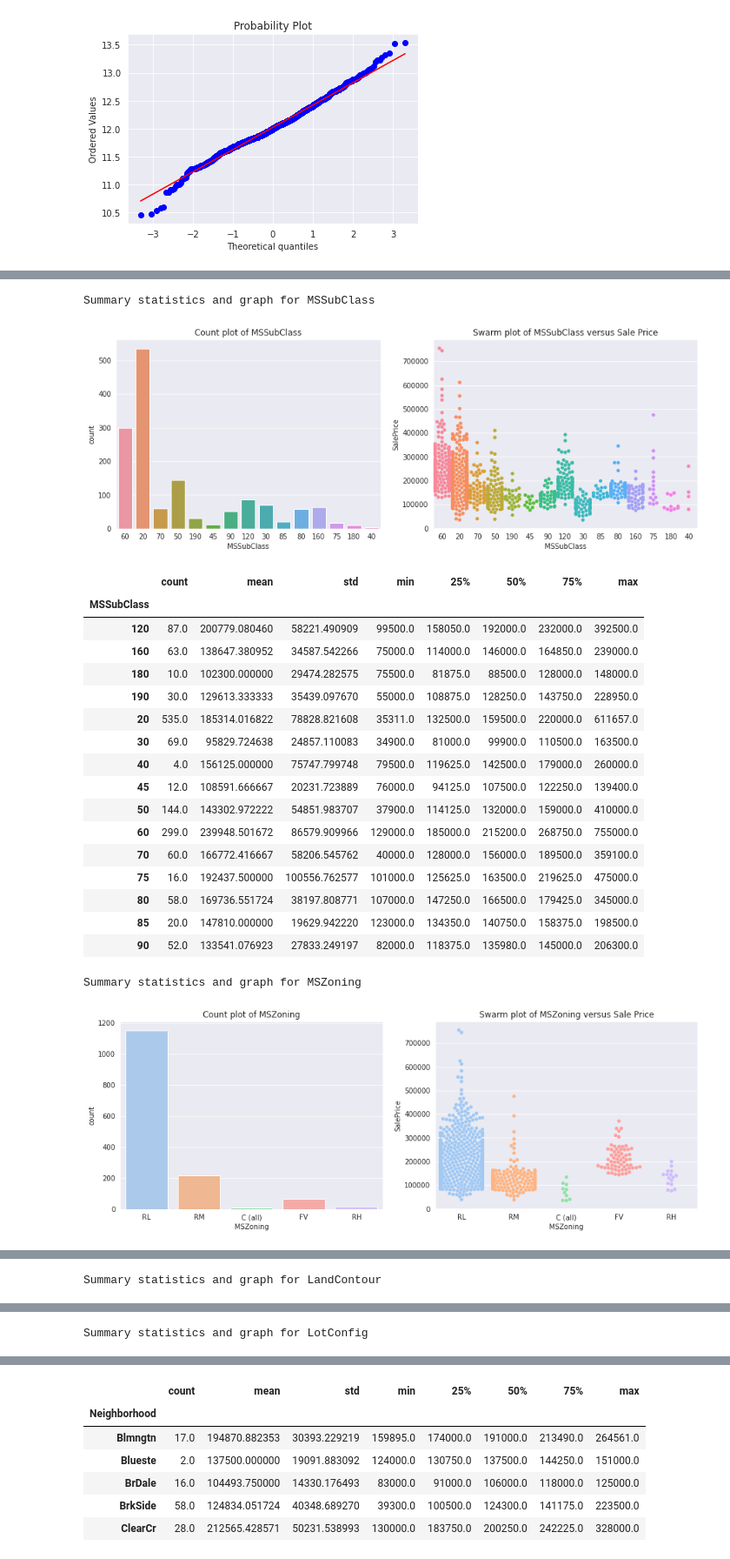
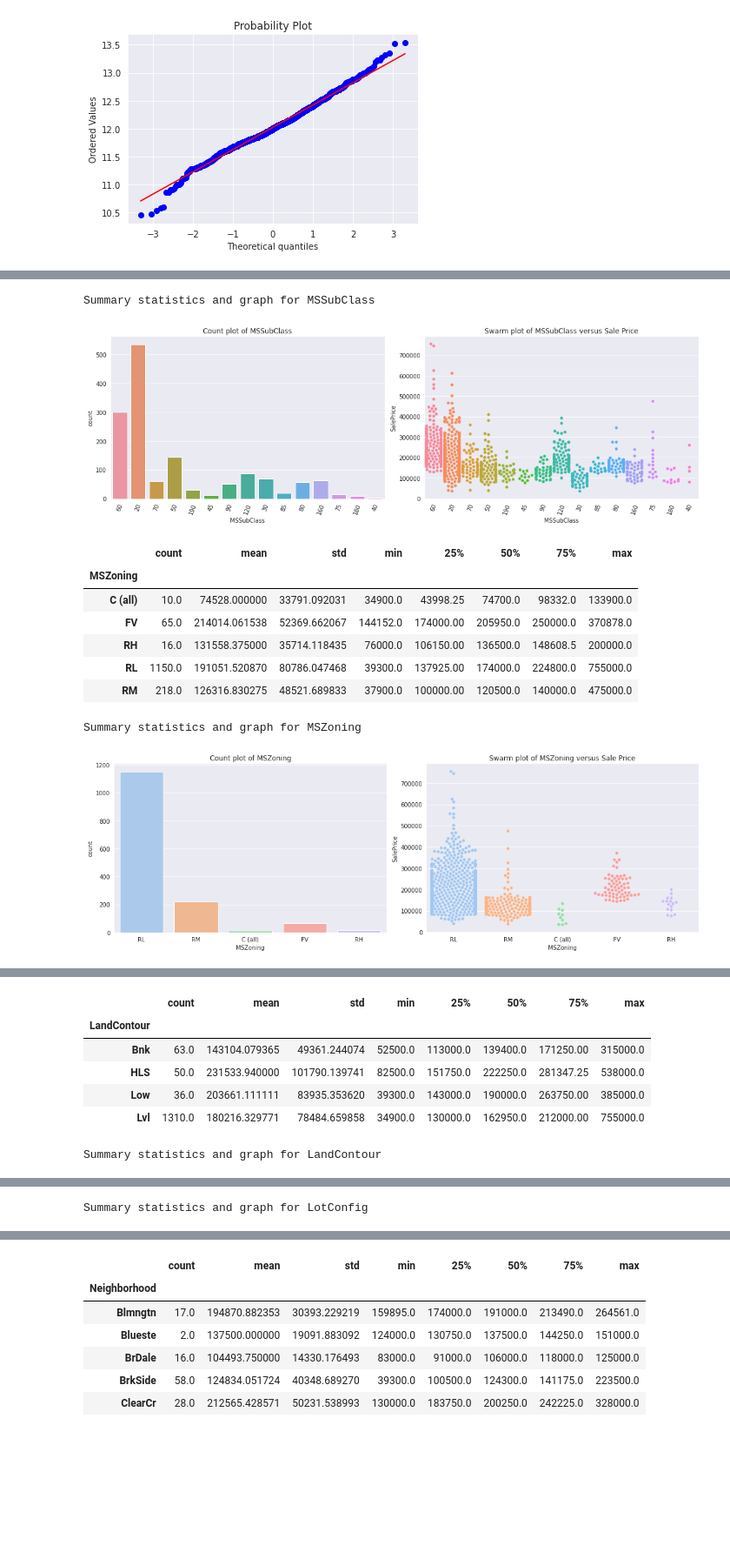
Before and after one commit to yenwee/housing_price_prediction, a Jupyter notebook: Housing Price Prediction.ipynb, the cells around one changed output, grey strips where cells are left out. Shown at 87% size. Saved outputs shown, nothing was run; the diff lists cells and outputs as text; code cells hidden in the pictures; blank space fills up the shorter version.

```diff
--- a/Housing Price Prediction.ipynb
+++ b/Housing Price Prediction.ipynb
@@ -148,2 +144,2 @@ Int64Index([945], dtype='int64', name='Id')
 # %%
-df.drop(945, inplace = True)
+df.drop(df[df['Utilities'] == 'NoSeWa'].index, inplace = True)
@@ -161,5 +183,4 @@ test[(test['MasVnrType'].isnull()) & (test['MasVnrArea'].notnull())][['MasVnrTyp
 # %%
-test['MasVnrType'][2611] = full['MasVnrType'].mode()[0]
 test['MasVnrType'] = test['MasVnrType'].fillna(full['MasVnrType'].mode()[0])
 test['MasVnrArea'] = test['MasVnrArea'].fillna(0)
 df['MasVnrType'] = df['MasVnrType'].fillna(full['MasVnrType'].mode()[0])
@@ -277,23 +300,25 @@ test['SaleType'].fillna('WD',inplace=True)
 # %% [markdown]
 It's now a good time to recheck all other remaining missing values.
 # %%
-print("Total null values:")
-print(df.isna().sum().sum() + test.isna().sum().sum())
-print("\nNull columns and counts in each dataset\n")
+null_list = []
 for col in df.columns:
     null = df[col].isnull().sum()
     test_null = test[col].isnull().sum()
-    if null != 0 and test_null != 0:
-        print(col,df[col].dtypes)
-        print("Missing in train set:" +  str(null))
-        print("Missing in test set:" + str(test_null))
-        print("\n")
-    elif null != 0:
-        print(col,df[col].dtypes)
-        print("Missing in train set:" +  str(null))
-        print("\n")
-    elif test_null !=0:
-        print(col,test[col].dtypes)
-        print("Missing in test set:" +  str(test_null))
-        print("\n")
+    if null != 0 or test_null != 0:
+        null_list.append([col,null,test_null])
+null_df = pd.DataFrame(null_list,columns=['Feature','Null','Test Null'])
+null_df.set_index('Feature')
+null_df['Total Null'] = null_df['Null'] + null_df['Test Null']
+print("-------------------------")
+print("Total columns with null:")
+print(len(null_df))
+print("-------------------------")
+print("Total null values:")
+print(null_df['Total Null'].sum(axis=0))
+print("-------------------------")
+sns.set_palette(sns.color_palette("pastel"))
+sns.barplot(data=null_df.sort_values(by='Total Null',ascending = False).head(10), x='Feature',y='Total Null')
+plt.xticks(rotation = 70)
+plt.title("Total Nulls in Feature")
+plt.show()
 # %% [output]
@@ -449,13 +465,17 @@ full = pd.merge(left = df, right = y , left_index= True, right_index = True)
 full['SalePrice'] = np.exp(full['SalePrice'])
 
 for col in object_cols:
-    if len(full[col].unique())> 1:
+    if full[col].nunique()> 1:
+        display(full.groupby(col)['SalePrice'].describe())
         print("\nSummary statistics and graph for "+ col)
         fig, ax = plt.subplots(nrows=1, ncols=2, figsize=(15,5))
         sns.countplot(data = full, x=col, ax= ax[0])
         ax[0].title.set_text("Count plot of " + col)
         sns.swarmplot(data=full,x=col,y='SalePrice', ax= ax[1])
         ax[1].title.set_text("Swarm plot of " + col +" versus Sale Price")
+        if (full[col].nunique()>=15):
+            ax[0].tick_params('x',labelrotation=70)
+            ax[1].tick_params('x',labelrotation=70)
+        fig.tight_layout()
         plt.show()
-        display(full.groupby(col)['SalePrice'].describe())
 # %% [output]
@@ -462,21 +499,11 @@ for col in object_cols:
 Summary statistics and graph for MSSubClass
-[figure, old version]
+[figure, new version]
-|  | count | mean | std | min | 25% | 50% | 75% | max |
-| MSSubClass |  |  |  |  |  |  |  |  |
-| 120 | 87.0 | 200779.080460 | 58221.490909 | 99500.0 | 158050.0 | 192000.0 | 232000.0 | 392500.0 |
-| 160 | 63.0 | 138647.380952 | 34587.542266 | 75000.0 | 114000.0 | 146000.0 | 164850.0 | 239000.0 |
-| 180 | 10.0 | 102300.000000 | 29474.282575 | 75500.0 | 81875.0 | 88500.0 | 128000.0 | 148000.0 |
-| 190 | 30.0 | 129613.333333 | 35439.097670 | 55000.0 | 108875.0 | 128250.0 | 143750.0 | 228950.0 |
-| 20 | 535.0 | 185314.016822 | 78828.821608 | 35311.0 | 132500.0 | 159500.0 | 220000.0 | 611657.0 |
-| 30 | 69.0 | 95829.724638 | 24857.110083 | 34900.0 | 81000.0 | 99900.0 | 110500.0 | 163500.0 |
-| 40 | 4.0 | 156125.000000 | 75747.799748 | 79500.0 | 119625.0 | 142500.0 | 179000.0 | 260000.0 |
-| 45 | 12.0 | 108591.666667 | 20231.723889 | 76000.0 | 94125.0 | 107500.0 | 122250.0 | 139400.0 |
-| 50 | 144.0 | 143302.972222 | 54851.983707 | 37900.0 | 114125.0 | 132000.0 | 159000.0 | 410000.0 |
-| 60 | 299.0 | 239948.501672 | 86579.909966 | 129000.0 | 185000.0 | 215200.0 | 268750.0 | 755000.0 |
-| 70 | 60.0 | 166772.416667 | 58206.545762 | 40000.0 | 128000.0 | 156000.0 | 189500.0 | 359100.0 |
-| 75 | 16.0 | 192437.500000 | 100556.762577 | 101000.0 | 125625.0 | 163500.0 | 219625.0 | 475000.0 |
-| 80 | 58.0 | 169736.551724 | 38197.808771 | 107000.0 | 147250.0 | 166500.0 | 179425.0 | 345000.0 |
-| 85 | 20.0 | 147810.000000 | 19629.942220 | 123000.0 | 134350.0 | 140750.0 | 158375.0 | 198500.0 |
-| 90 | 52.0 | 133541.076923 | 27833.249197 | 82000.0 | 118375.0 | 135980.0 | 145000.0 | 206300.0 |
+|  | count | mean | std | min | 25% | 50% | 75% | max |
+| MSZoning |  |  |  |  |  |  |  |  |
+| C (all) | 10.0 | 74528.000000 | 33791.092031 | 34900.0 | 43998.25 | 74700.0 | 98332.0 | 133900.0 |
+| FV | 65.0 | 214014.061538 | 52369.662067 | 144152.0 | 174000.00 | 205950.0 | 250000.0 | 370878.0 |
+| RH | 16.0 | 131558.375000 | 35714.118435 | 76000.0 | 106150.00 | 136500.0 | 148608.5 | 200000.0 |
+| RL | 1150.0 | 191051.520870 | 80786.047468 | 39300.0 | 137925.00 | 174000.0 | 224800.0 | 755000.0 |
+| RM | 218.0 | 126316.830275 | 48521.689833 | 37900.0 | 100000.00 | 120500.0 | 140000.0 | 475000.0 |
 Summary statistics and graph for MSZoning
-[figure, old version]
+[figure, new version]
@@ -490 +510,7 @@ Summary statistics and graph for MSZoning
+|  | count | mean | std | min | 25% | 50% | 75% | max |
+| LandContour |  |  |  |  |  |  |  |  |
+| Bnk | 63.0 | 143104.079365 | 49361.244074 | 52500.0 | 113000.0 | 139400.0 | 171250.00 | 315000.0 |
+| HLS | 50.0 | 231533.940000 | 101790.139741 | 82500.0 | 151750.0 | 222250.0 | 281347.25 | 538000.0 |
+| Low | 36.0 | 203661.111111 | 83935.353620 | 39300.0 | 143000.0 | 190000.0 | 263750.00 | 385000.0 |
+| Lvl | 1310.0 | 180216.329771 | 78484.659858 | 34900.0 | 130000.0 | 162950.0 | 212000.00 | 755000.0 |
 Summary statistics and graph for LandContour
```
Also changed, not shown: parts of 55 cells of this notebook, 1 other file.
